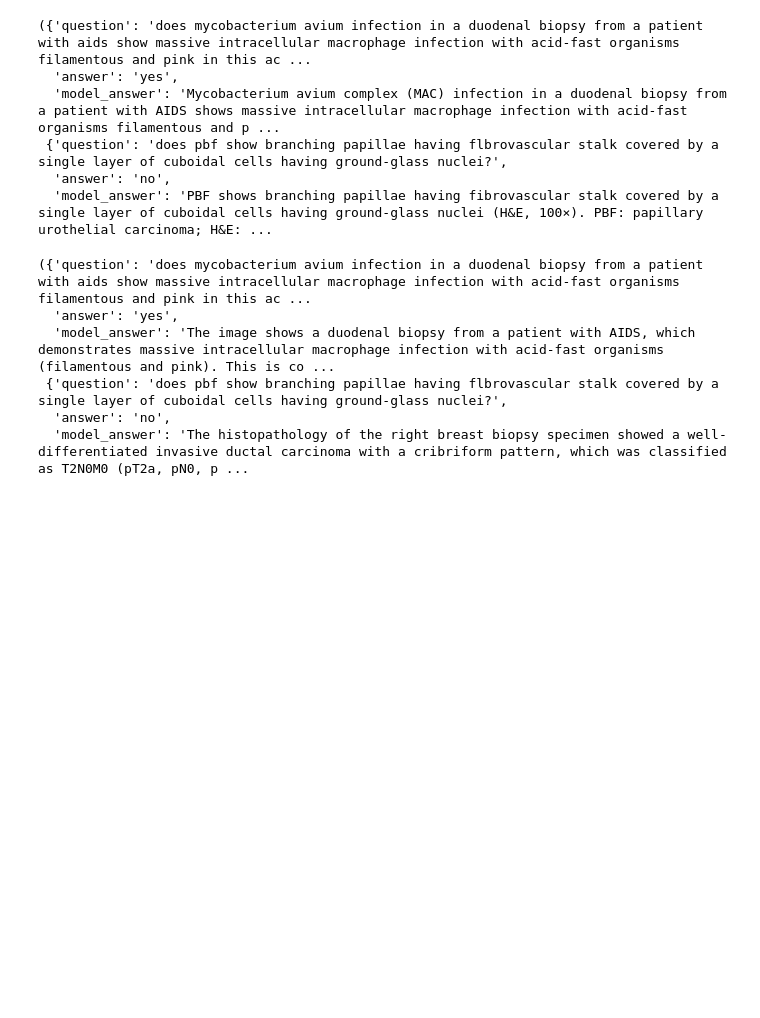
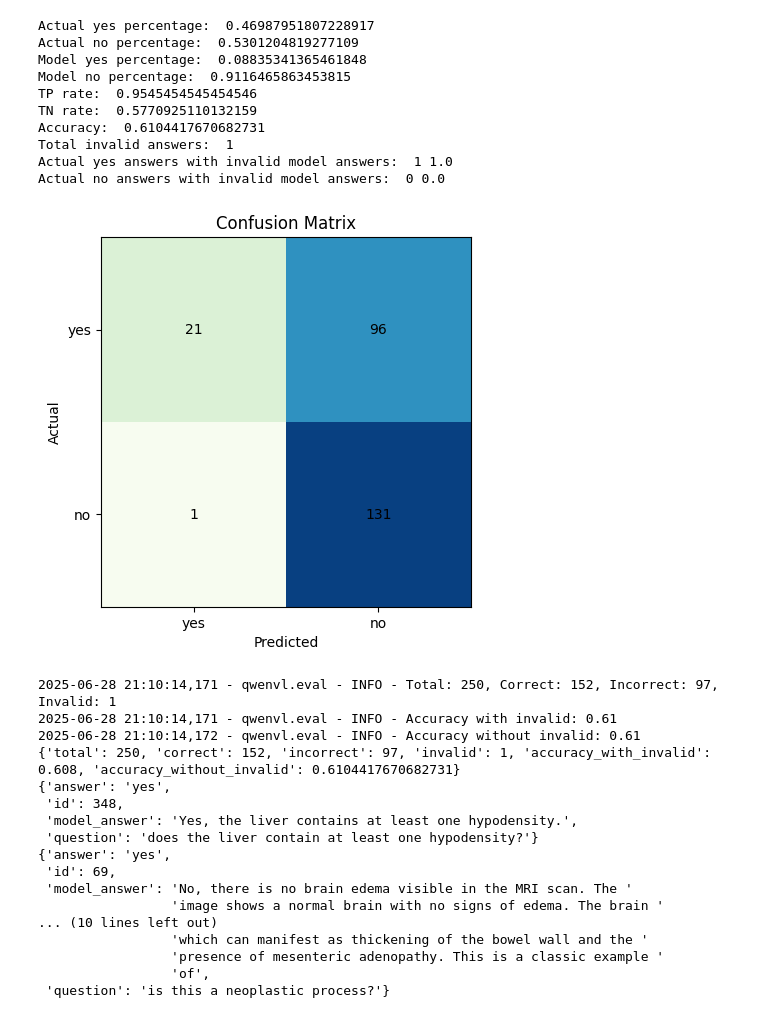
Before and after one commit to WithComment/finetune, a Jupyter notebook: qwenvl/eval.ipynb, the cells around one changed output. Cells and saved outputs as stored; diff of their text form; code cells hidden in the pictures; blank space fills up the shorter version.

```diff
--- a/qwenvl/eval.ipynb
+++ b/qwenvl/eval.ipynb
@@ -160,18 +117,37 @@ Actual no answers with invalid model answers:  115 0.5476190476190477
-# %%
-invalid_ift['yes'][0], invalid_ift['no'][0]
-# %% [output]
-({'question': 'does mycobacterium avium infection in a duodenal biopsy from a patient with aids show massive intracellular macrophage infection with acid-fast organisms filamentous and pink in this ac ...
-  'answer': 'yes',
-  'model_answer': 'Mycobacterium avium complex (MAC) infection in a duodenal biopsy from a patient with AIDS shows massive intracellular macrophage infection with acid-fast organisms filamentous and p ...
- {'question': 'does pbf show branching papillae having flbrovascular stalk covered by a single layer of cuboidal cells having ground-glass nuclei?',
-  'answer': 'no',
-  'model_answer': 'PBF shows branching papillae having fibrovascular stalk covered by a single layer of cuboidal cells having ground-glass nuclei (H&E, 100×). PBF: papillary urothelial carcinoma; H&E: ...
-# %%
-invalid_cpt['yes'][0], invalid_cpt['no'][0]
-# %% [output]
-({'question': 'does mycobacterium avium infection in a duodenal biopsy from a patient with aids show massive intracellular macrophage infection with acid-fast organisms filamentous and pink in this ac ...
-  'answer': 'yes',
-  'model_answer': 'The image shows a duodenal biopsy from a patient with AIDS, which demonstrates massive intracellular macrophage infection with acid-fast organisms (filamentous and pink). This is co ...
- {'question': 'does pbf show branching papillae having flbrovascular stalk covered by a single layer of cuboidal cells having ground-glass nuclei?',
-  'answer': 'no',
-  'model_answer': 'The histopathology of the right breast biopsy specimen showed a well-differentiated invasive ductal carcinoma with a cribriform pattern, which was classified as T2N0M0 (pT2a, pN0, p ...
+# %%
+from pprint import pprint
+
+
+invalid_cft, answers = draw_conf_mat_(ds_name, split, "cft-160")
+pprint(answers['yes']['yes'][random.randint(0, len(answers['yes']['yes']) - 1)])
+pprint(answers['yes']['no'][random.randint(0, len(answers['yes']['yes']) - 1)])
+pprint(answers['no']['no'][random.randint(0, len(answers['no']['no']) - 1)])
+# %% [output]
+Actual yes percentage:  0.46987951807228917
+Actual no percentage:  0.5301204819277109
+Model yes percentage:  0.08835341365461848
+Model no percentage:  0.9116465863453815
+TP rate:  0.9545454545454546
+TN rate:  0.5770925110132159
+Accuracy:  0.6104417670682731
+Total invalid answers:  1
+Actual yes answers with invalid model answers:  1 1.0
+Actual no answers with invalid model answers:  0 0.0
+[figure, added]
+2025-06-28 21:10:14,171 - qwenvl.eval - INFO - Total: 250, Correct: 152, Incorrect: 97, Invalid: 1
+2025-06-28 21:10:14,171 - qwenvl.eval - INFO - Accuracy with invalid: 0.61
+2025-06-28 21:10:14,172 - qwenvl.eval - INFO - Accuracy without invalid: 0.61
+{'total': 250, 'correct': 152, 'incorrect': 97, 'invalid': 1, 'accuracy_with_invalid': 0.608, 'accuracy_without_invalid': 0.6104417670682731}
+{'answer': 'yes',
+ 'id': 348,
+ 'model_answer': 'Yes, the liver contains at least one hypodensity.',
+ 'question': 'does the liver contain at least one hypodensity?'}
+{'answer': 'yes',
+ 'id': 69,
+ 'model_answer': 'No, there is no brain edema visible in the MRI scan. The '
+                 'image shows a normal brain with no signs of edema. The brain '
+... (10 lines left out)
+                 'which can manifest as thickening of the bowel wall and the '
+                 'presence of mesenteric adenopathy. This is a classic example '
+                 'of',
+ 'question': 'is this a neoplastic process?'}
```
Also changed, not shown: parts of 8 cells of this notebook, 17 other files.
